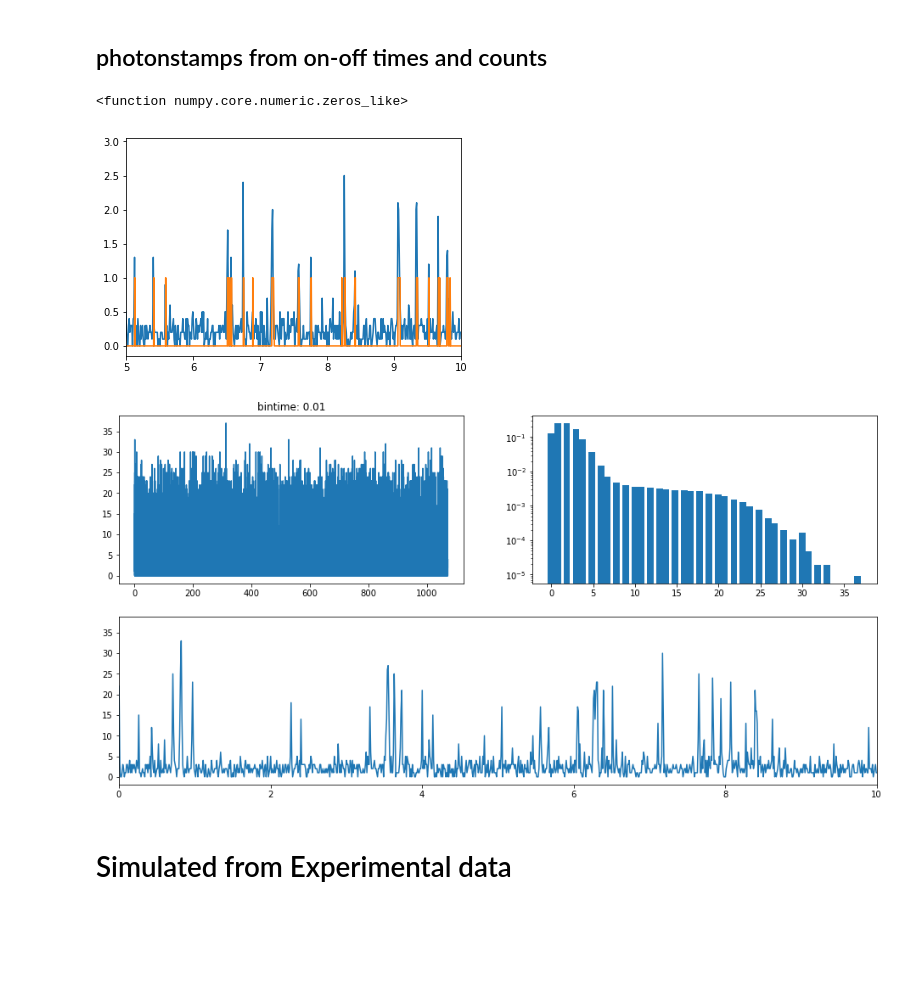
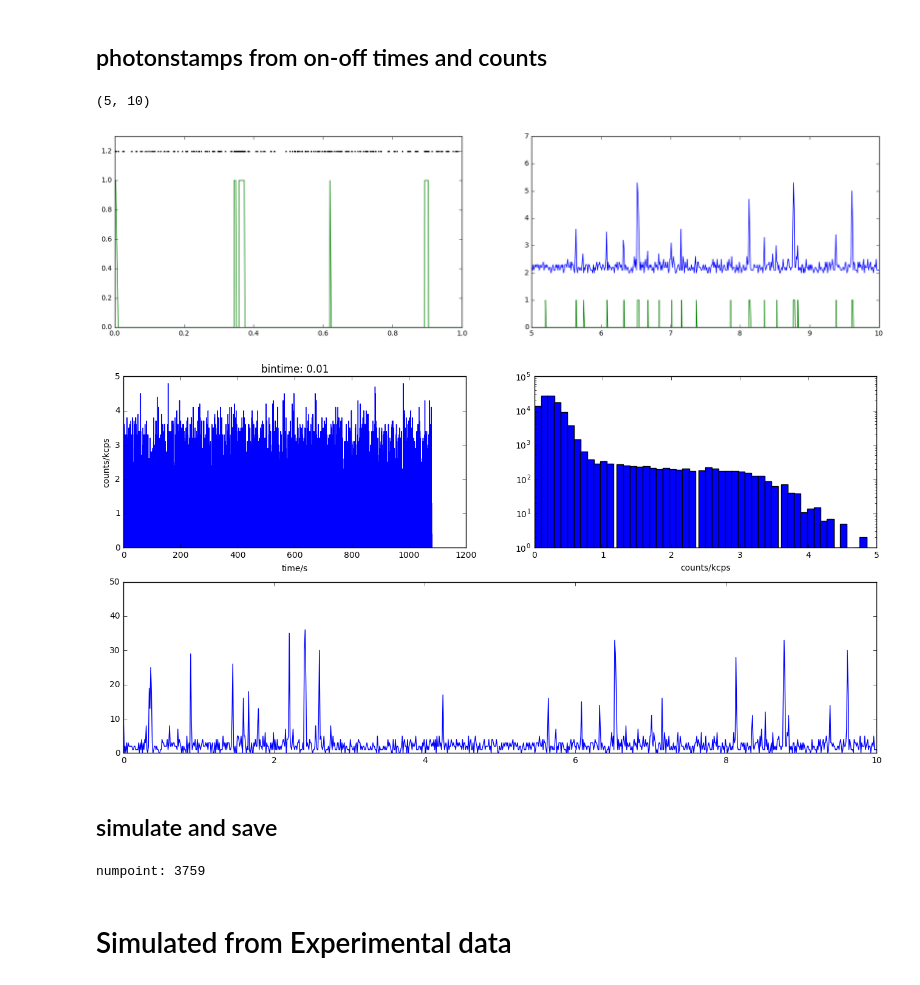
Before and after one commit to biswajitSM/Azurin_SM_repo, a Jupyter notebook: Analysis/Simulation.ipynb, the cells around one changed output. Cells and saved outputs as stored; diff of their text form; code cells hidden in the pictures; blank space fills up the shorter version.

Commit message:
saving simulated data

```diff
--- a/Analysis/Simulation.ipynb
+++ b/Analysis/Simulation.ipynb
@@ -35,23 +57,40 @@ numpoint: 3846
 ontimes=ontimes_exp_1;
 offtimes = offtimes_exp_rise;
 timestamps, timestamps_marker = timestamps_from_onofftrace(ontimes, offtimes,
-                                                           i_on_mu=2000, i_off_mu=200);
+                                                           i_on_mu=3000, i_off_mu=200);
 # %%
-bintime = 1e-2;
+bintime = 10e-3;
 bins = np.int((max(timestamps) - min(timestamps))/bintime)
 hist, trace = np.histogram(timestamps, bins=bins)
 # plt.plot(timestamps, np.ones_like(timestamps), '*',ms=5);
-plt.plot(trace[:-1], hist*1e-3/bintime)
-plt.plot(timestamps, timestamps_marker)
-plt.xlim(5, 10)
-np.zeros_like
+fig = plt.figure(figsize=(20, 5));
+nrows=1; ncols=2;
+ax00 = plt.subplot2grid((nrows, ncols), (0,0))
+ax01 = plt.subplot2grid((nrows, ncols), (0,1))
+ax00.plot(timestamps, 0.2+np.ones_like(timestamps), '*',ms=2);
+ax00.plot(timestamps, timestamps_marker);
+ax00.set_xlim(0, 1)
+ax00.set_ylim(0, 1.3)
+ax01.plot(trace[:-1], 2+hist*1e-3/bintime)
+ax01.plot(timestamps, timestamps_marker)
+ax01.set_xlim(5, 10)
 # %% [output]
-<function numpy.core.numeric.zeros_like>
+(5, 10)
-[figure, old version]
+[figure, new version]
 # %%
+%run simulation.py
 intensity_fit(timestamps, bintime=10e-3)
 # %% [output]
-[figure, old version]
+[figure, new version]
+# %% [markdown]
+## simulate and save
+# %%
+hdf5saved = save_simulated_trace(ton1=0.016, ton2=0.002,
+                                 toff1=0.250, toff2=0.02,
+                                 i_on_mu=3000, i_off_mu=200,
+                                 time_len=1000);
+# %% [output]
+numpoint: 3759
 # %% [markdown]
 # Simulated from Experimental data
 # %%
```
Also changed, not shown: parts of 7 cells of this notebook, 2 other files.
